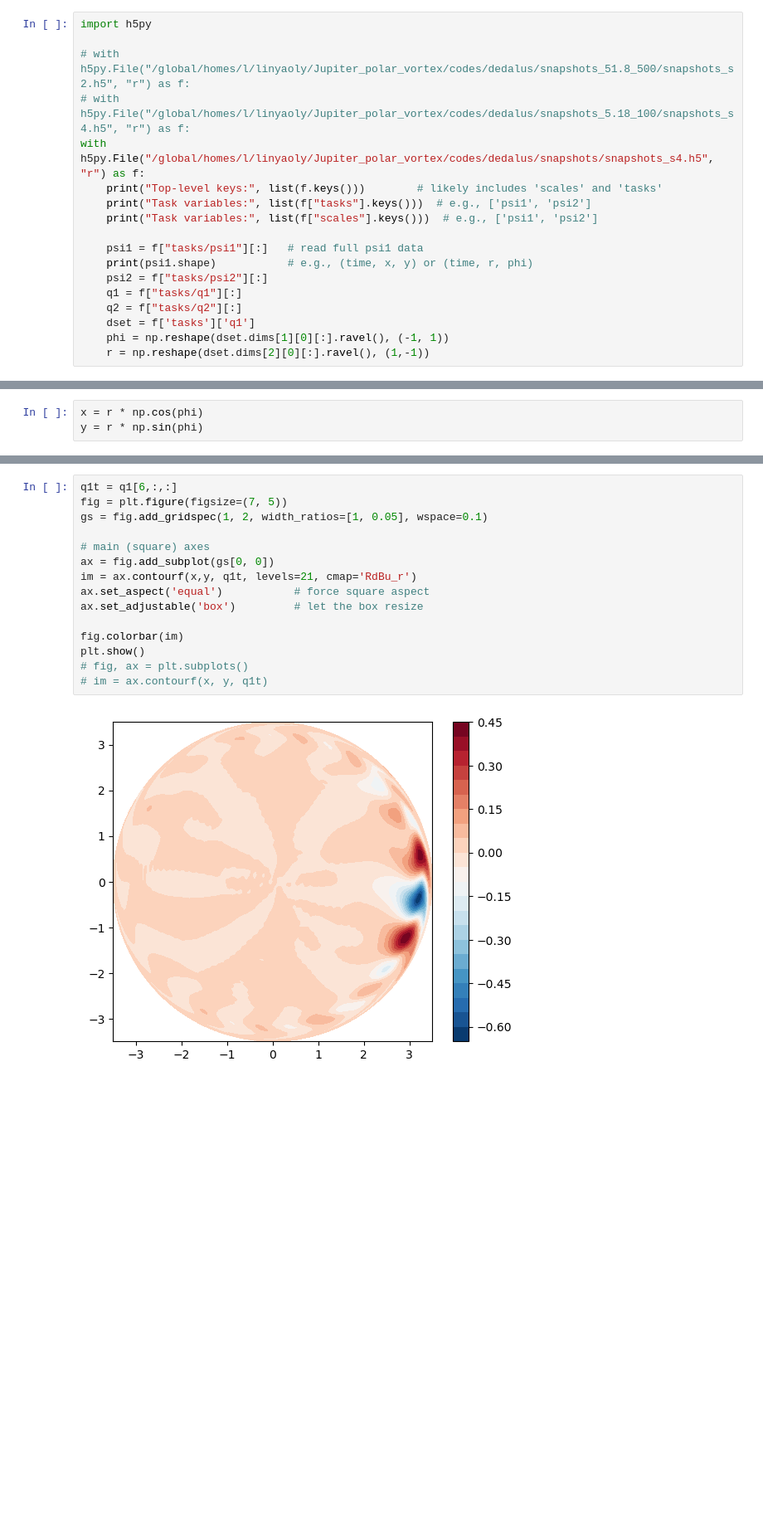
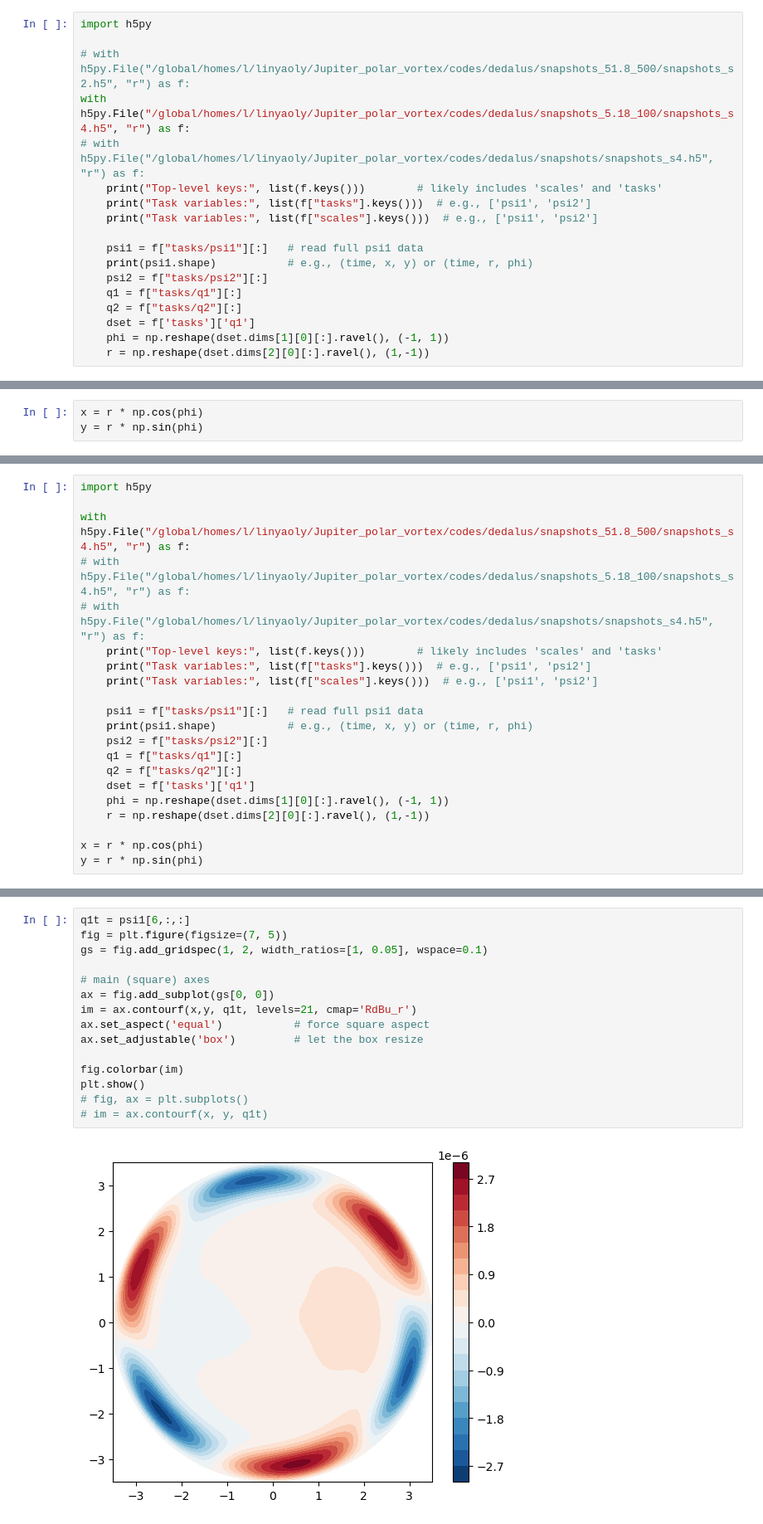
Before and after one commit to linyao1999/JupiterVortex, a Jupyter notebook: IVP_dry_2L_plot.ipynb, the cells around one changed output, grey strips where cells are left out. Shown: that part at 83% size. Drawn from its saved outputs; the diff is of its cells as text; blank space fills up the shorter version.

```diff
--- a/IVP_dry_2L_plot.ipynb
+++ b/IVP_dry_2L_plot.ipynb
@@ -6,8 +6,8 @@ import matplotlib.pyplot as plt
 import h5py
 
 # with h5py.File("/global/homes/l/linyaoly/Jupiter_polar_vortex/codes/dedalus/snapshots_51.8_500/snapshots_s2.h5", "r") as f:
-# with h5py.File("/global/homes/l/linyaoly/Jupiter_polar_vortex/codes/dedalus/snapshots_5.18_100/snapshots_s4.h5", "r") as f:
-with h5py.File("/global/homes/l/linyaoly/Jupiter_polar_vortex/codes/dedalus/snapshots/snapshots_s4.h5", "r") as f:
+with h5py.File("/global/homes/l/linyaoly/Jupiter_polar_vortex/codes/dedalus/snapshots_5.18_100/snapshots_s4.h5", "r") as f:
+# with h5py.File("/global/homes/l/linyaoly/Jupiter_polar_vortex/codes/dedalus/snapshots/snapshots_s4.h5", "r") as f:
     print("Top-level keys:", list(f.keys()))        # likely includes 'scales' and 'tasks'
     print("Task variables:", list(f["tasks"].keys()))  # e.g., ['psi1', 'psi2']
     print("Task variables:", list(f["scales"].keys()))  # e.g., ['psi1', 'psi2']
@@ -81,0 +65,21 @@ plt.show()
+# %%
+import h5py
+
+with h5py.File("/global/homes/l/linyaoly/Jupiter_polar_vortex/codes/dedalus/snapshots_51.8_500/snapshots_s4.h5", "r") as f:
+# with h5py.File("/global/homes/l/linyaoly/Jupiter_polar_vortex/codes/dedalus/snapshots_5.18_100/snapshots_s4.h5", "r") as f:
+# with h5py.File("/global/homes/l/linyaoly/Jupiter_polar_vortex/codes/dedalus/snapshots/snapshots_s4.h5", "r") as f:
+    print("Top-level keys:", list(f.keys()))        # likely includes 'scales' and 'tasks'
+    print("Task variables:", list(f["tasks"].keys()))  # e.g., ['psi1', 'psi2']
+    print("Task variables:", list(f["scales"].keys()))  # e.g., ['psi1', 'psi2']
+
+    psi1 = f["tasks/psi1"][:]   # read full psi1 data
+    print(psi1.shape)           # e.g., (time, x, y) or (time, r, phi)
+    psi2 = f["tasks/psi2"][:]
+    q1 = f["tasks/q1"][:]
+    q2 = f["tasks/q2"][:]
+    dset = f['tasks']['q1']
+    phi = np.reshape(dset.dims[1][0][:].ravel(), (-1, 1))
+    r = np.reshape(dset.dims[2][0][:].ravel(), (1,-1))
+
+x = r * np.cos(phi)
+y = r * np.sin(phi)
@@ -82,17 +91,17 @@ plt.show()
 # %%
-q1t = q1[6,:,:]
+q1t = psi1[6,:,:]
 fig = plt.figure(figsize=(7, 5))
 gs = fig.add_gridspec(1, 2, width_ratios=[1, 0.05], wspace=0.1)
 
 # main (square) axes
 ax = fig.add_subplot(gs[0, 0])
 im = ax.contourf(x,y, q1t, levels=21, cmap='RdBu_r')
 ax.set_aspect('equal')           # force square aspect
 ax.set_adjustable('box')         # let the box resize
 
 fig.colorbar(im)
 plt.show()
 # fig, ax = plt.subplots()
 # im = ax.contourf(x, y, q1t)
 # %% [output]
-[figure, old version]
+[figure, new version]
```
Also changed, not shown: parts of 5 cells of this notebook, 1 other file.
